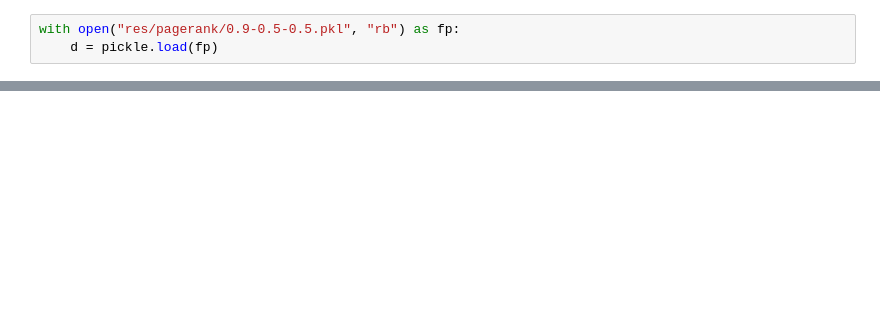
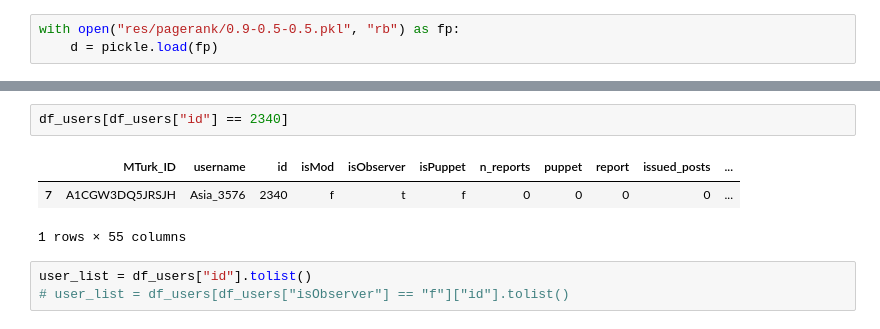
Before and after one commit to ruiliu310/dartpost-research, a Jupyter notebook: pr_results.ipynb, the cells around one changed output, grey strips where cells are left out. Drawn from its saved outputs; the diff is of its cells as text; blank space fills up the shorter version.

```diff
--- a/pr_results.ipynb
+++ b/pr_results.ipynb
@@ -23,0 +112,9 @@ dict_keys([('u2297', Timestamp('2020-09-04 03:59:59+0000', tz='UTC', freq='D'),
+# %%
+df_users[df_users["id"] == 2340]
+# %% [output]
+|  | MTurk_ID | username | id | isMod | isObserver | isPuppet | n_reports | puppet | report | issued_posts | ... |
+| 7 | A1CGW3DQ5JRSJH | Asia_3576 | 2340 | f | t | f | 0 | 0 | 0 | 0 | ... |
+1 rows × 55 columns
+# %%
+user_list = df_users["id"].tolist()
+# user_list = df_users[df_users["isObserver"] == "f"]["id"].tolist()
```
Also changed, not shown: parts of 24 cells of this notebook, 3 other files.
